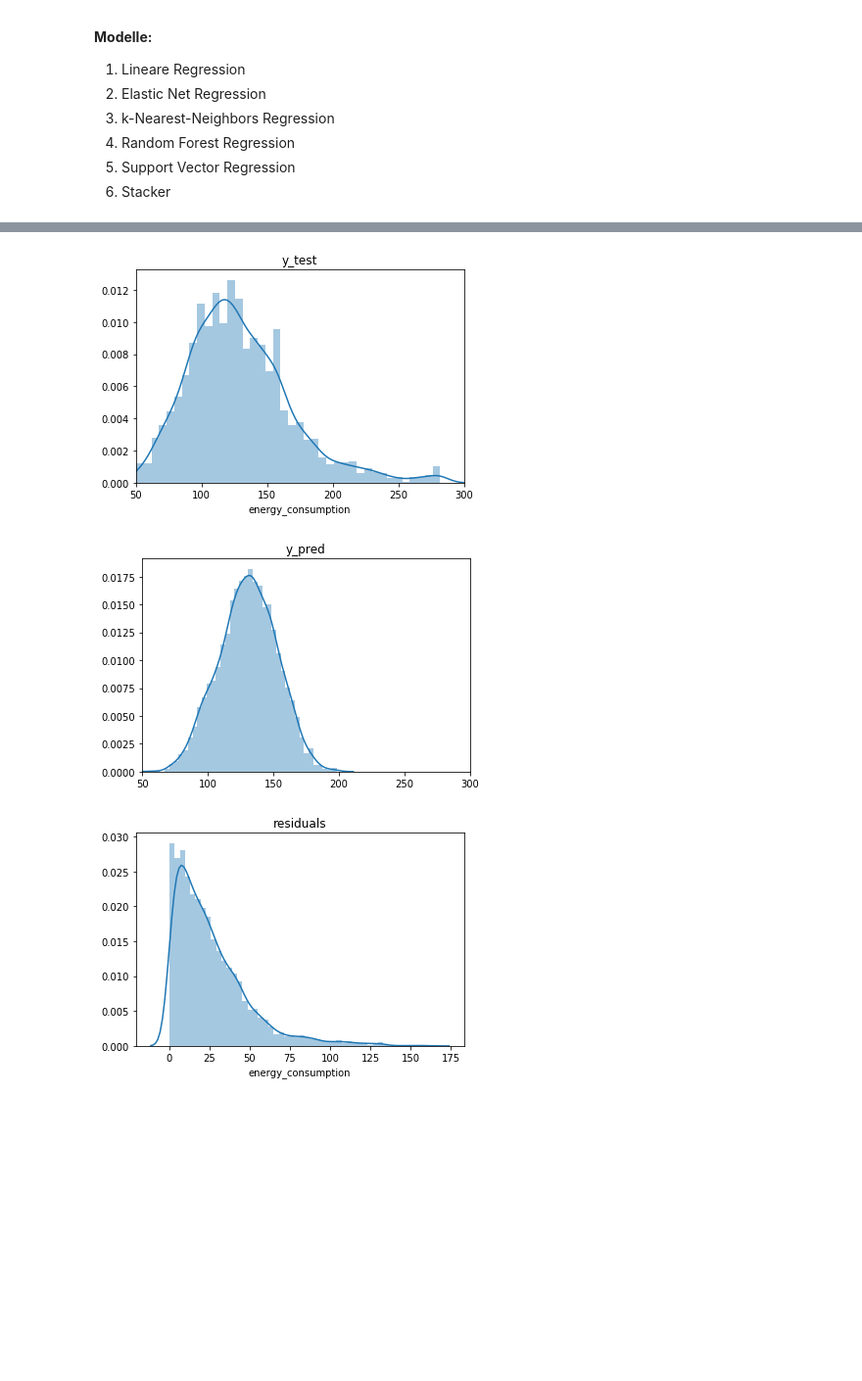
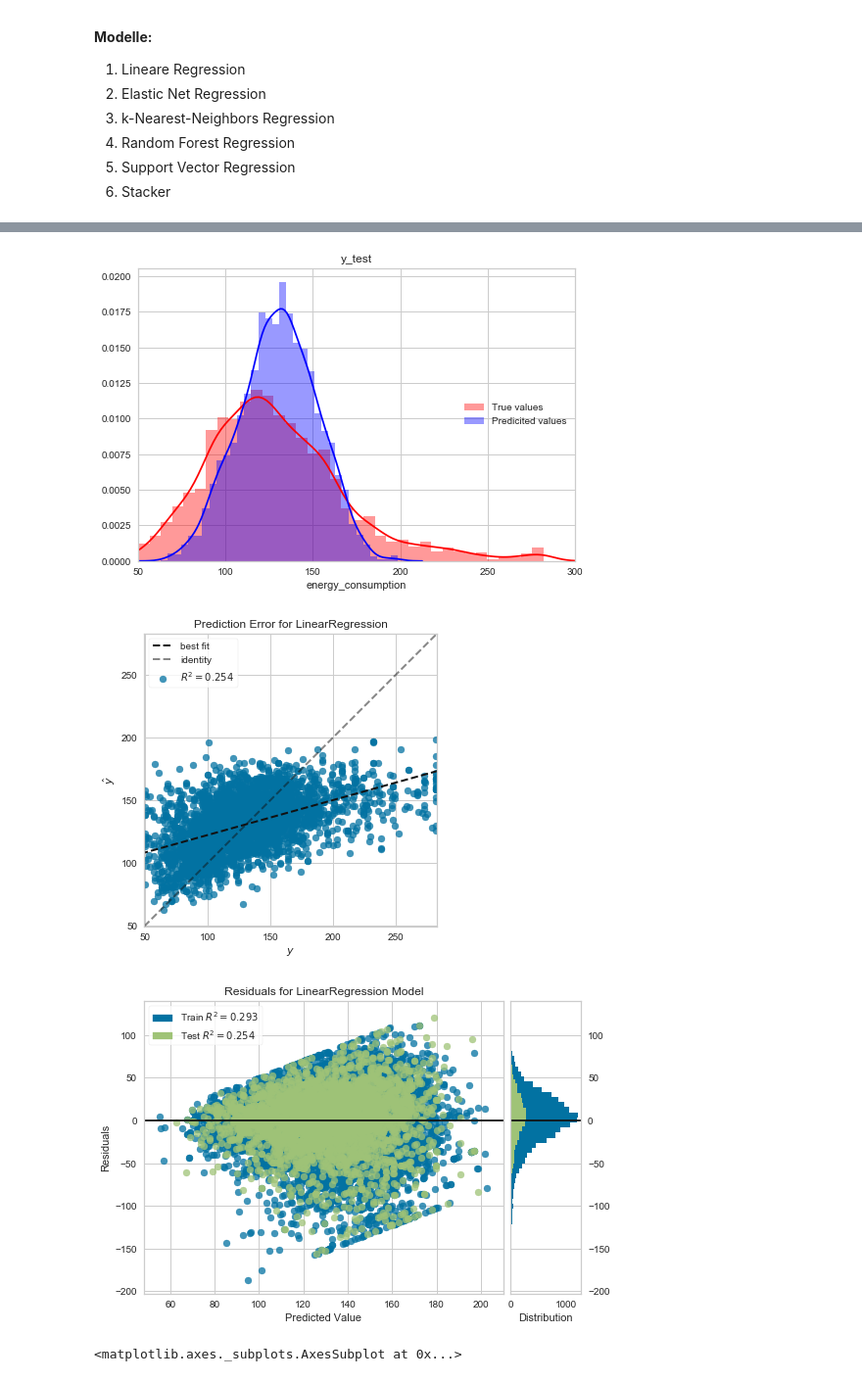
Before and after one commit to David5492/bachelorarbeit, a Jupyter notebook: _climate_change_mitigation/_climate_change_mitigation/modellers/pipelines.ipynb, the cells around one changed output, grey strips where cells are left out. Shown at 98% size. Cells and saved outputs as stored; diff of their text form; code cells hidden in the pictures; blank space fills up the shorter version.

```diff
--- a/_climate_change_mitigation/_climate_change_mitigation/modellers/pipelines.ipynb
+++ b/_climate_change_mitigation/_climate_change_mitigation/modellers/pipelines.ipynb
@@ -22,13 +22,22 @@ from sklearn.model_selection import train_test_split
 from validation_metric import total_validation
 import matplotlib.pyplot as plt
 import seaborn as sns
+from yellowbrick.regressor import ResidualsPlot
+from yellowbrick.regressor import PredictionError
 
 
 #load data
 df = pd.read_csv("C:/Users/test/Documents/GitHub/bachelorarbeit/_climate_change_mitigation/data/processed/berlin_preprocessed.csv")
 
+
+_=sns.heatmap(df.iloc[:,1:9].corr())
+plt.show()
+
+# Drop 'cost_total' due to high correlation -> colliniarity?
+df = df.drop('cost_total', axis=1)
+
 # split data
 X = df.iloc[:,1:]
 y = df.iloc[:,0]
 
-X_train, X_test, y_train, y_test = train_test_split(X, y, test_size=0.3, random_state=42)
+X_train, X_test, y_train, y_test = train_test_split(X, y, test_size=0.2, random_state=42)
@@ -47,9 +58,10 @@ pipeline = Pipeline(steps)
 LinReg_scaled = pipeline.fit(X_train, y_train)
 y_pred = LinReg_scaled.predict(X_test)
 
-metric = total_validation(y_test, y_pred)
+metric_LinReg = total_validation(y_test, y_pred)
 
-print(metric)
+print(metric_LinReg)
+
 
 _ = sns.scatterplot(y_test, y_pred)
 _ = plt.xlim(50, 300)
@@ -57,19 +69,21 @@ _ = plt.ylabel('y_test')
 _ = plt.xlabel('y_pred')
 plt.show()
 
-_ = sns.distplot(y_test)
+_ = sns.distplot(y_test, color = 'red', label = 'True values') #, rug=True
+_ = sns.distplot(y_pred, color = 'blue', label = 'Predicited values')
 _ = plt.title('y_test')
+_ = plt.legend(loc = 7)
 _ = plt.xlim(50, 300)
 plt.show()
 
-_ = sns.distplot(y_pred)
-_ = plt.title('y_pred')
-_ = plt.xlim(50, 300)
-plt.show()
+visualizer = PredictionError(pipeline)
+visualizer.fit(X_train, y_train)
+visualizer.score(X_test, y_test)
+visualizer.show()
 
-residuals = np.abs(y_test - y_pred)
-_ = sns.distplot(residuals)
-_ = plt.title('residuals')
-plt.show()
+visualizer = ResidualsPlot(pipeline)
+visualizer.fit(X_train, y_train)
+visualizer.score(X_test, y_test)
+visualizer.show()
 # %% [output]
                  value
@@ -82,6 +96,7 @@ r-squared (%)    24.56
-[figure, old version]
+[figure, new version]
-[figure, old version]
+[figure, new version]
-[figure, old version]
+[figure, new version]
+<matplotlib.axes._subplots.AxesSubplot at 0x...>
 # %%
 # ElasticNet:
 
```
Also changed, not shown: parts of 11 cells of this notebook, 5 other files.
